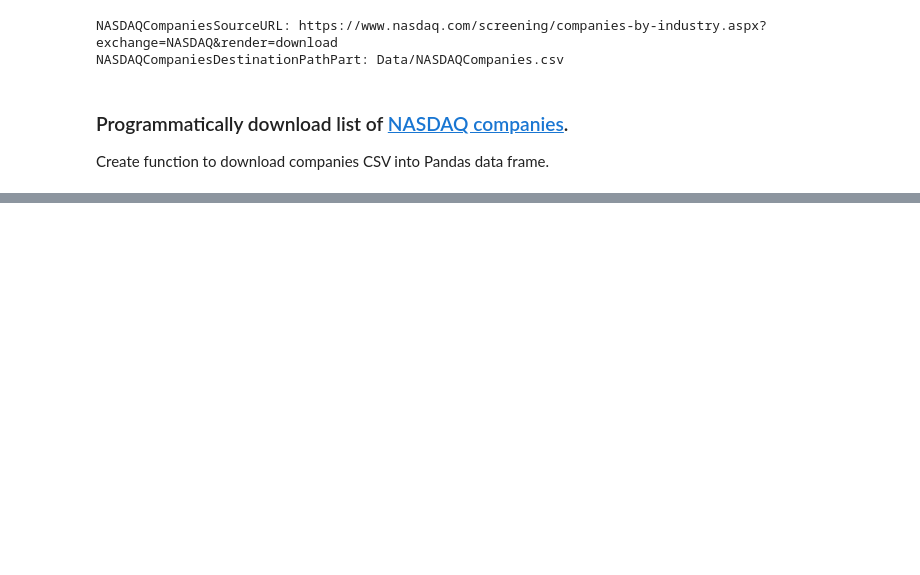
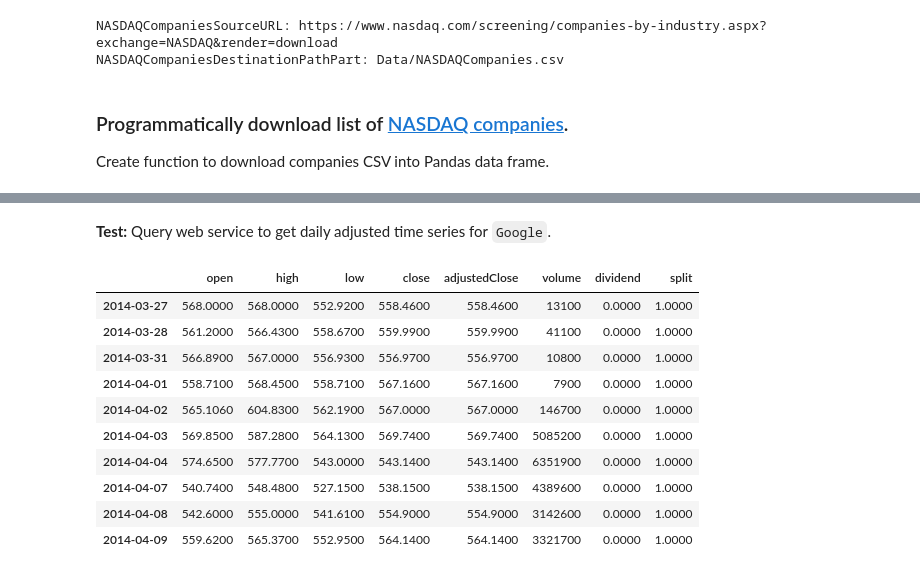
Before and after one commit to k0L1081/Pipeline-Demos, a Jupyter notebook: Daily Stock Market Data Analytics/Daily Stock Market Data Analytics.ipynb, the cells around one changed output, grey strips where cells are left out. Saved outputs shown, nothing was run; the diff lists cells and outputs as text; code cells hidden in the pictures; blank space fills up the shorter version.

```diff
--- a/Daily Stock Market Data Analytics/Daily Stock Market Data Analytics.ipynb
+++ b/Daily Stock Market Data Analytics/Daily Stock Market Data Analytics.ipynb
@@ -102,0 +227,17 @@ dfCompanies count: 168
+# %% [markdown]
+**Test:** Query web service to get daily adjusted time series for `Google`.
+# %%
+#getAlphaAdvantageDailyAdjustedStockMarketTimeSeries('GOOG', downloadFile=True)
+getAlphaAdvantageDailyAdjustedStockMarketTimeSeries('GOOG').head(10)
+# %% [output]
+|  | open | high | low | close | adjustedClose | volume | dividend | split |
+| 2014-03-27 | 568.0000 | 568.0000 | 552.9200 | 558.4600 | 558.4600 | 13100 | 0.0000 | 1.0000 |
+| 2014-03-28 | 561.2000 | 566.4300 | 558.6700 | 559.9900 | 559.9900 | 41100 | 0.0000 | 1.0000 |
+| 2014-03-31 | 566.8900 | 567.0000 | 556.9300 | 556.9700 | 556.9700 | 10800 | 0.0000 | 1.0000 |
+| 2014-04-01 | 558.7100 | 568.4500 | 558.7100 | 567.1600 | 567.1600 | 7900 | 0.0000 | 1.0000 |
+| 2014-04-02 | 565.1060 | 604.8300 | 562.1900 | 567.0000 | 567.0000 | 146700 | 0.0000 | 1.0000 |
+| 2014-04-03 | 569.8500 | 587.2800 | 564.1300 | 569.7400 | 569.7400 | 5085200 | 0.0000 | 1.0000 |
+| 2014-04-04 | 574.6500 | 577.7700 | 543.0000 | 543.1400 | 543.1400 | 6351900 | 0.0000 | 1.0000 |
+| 2014-04-07 | 540.7400 | 548.4800 | 527.1500 | 538.1500 | 538.1500 | 4389600 | 0.0000 | 1.0000 |
+| 2014-04-08 | 542.6000 | 555.0000 | 541.6100 | 554.9000 | 554.9000 | 3142600 | 0.0000 | 1.0000 |
+| 2014-04-09 | 559.6200 | 565.3700 | 552.9500 | 564.1400 | 564.1400 | 3321700 | 0.0000 | 1.0000 |
```
Also changed, not shown: parts of 14 cells of this notebook.
